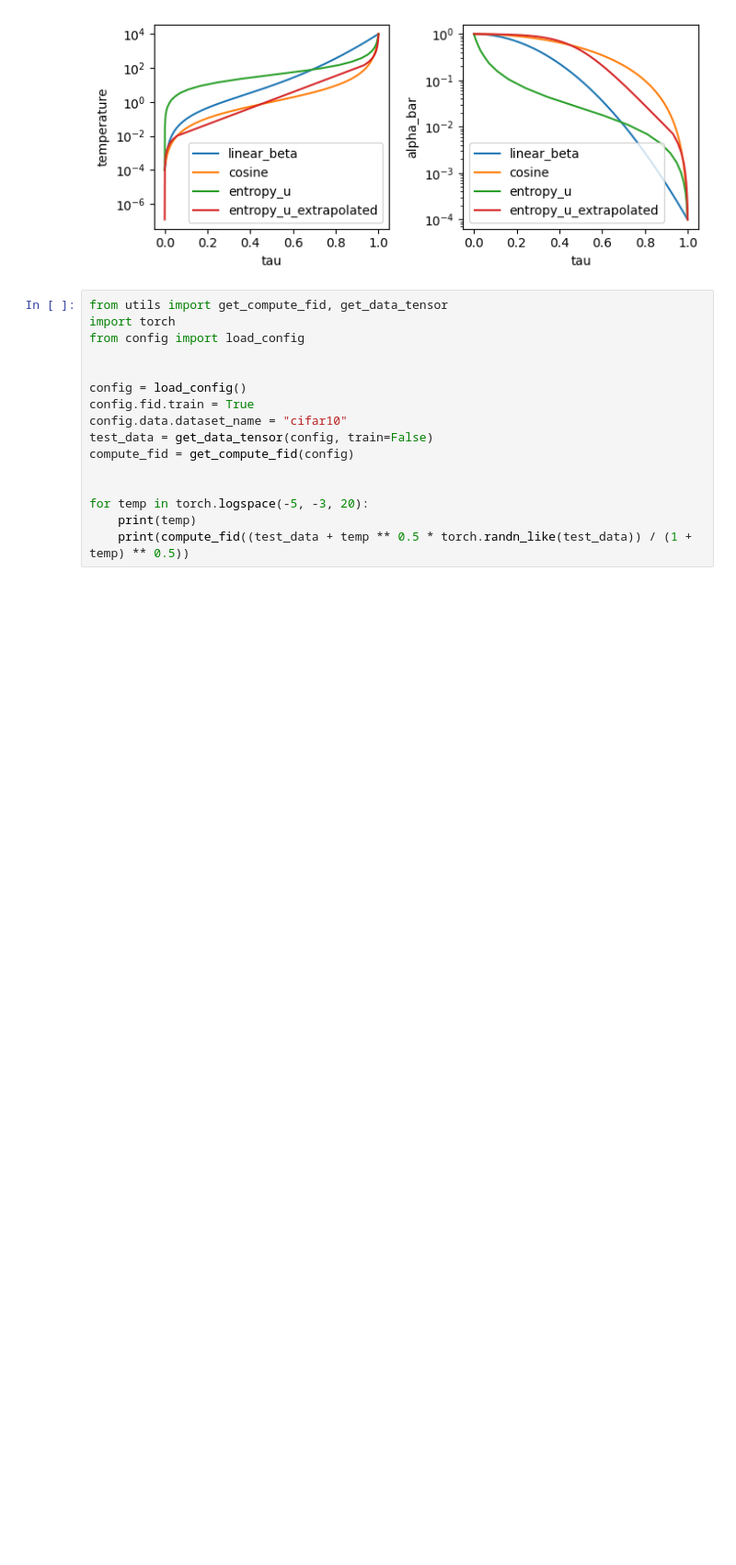
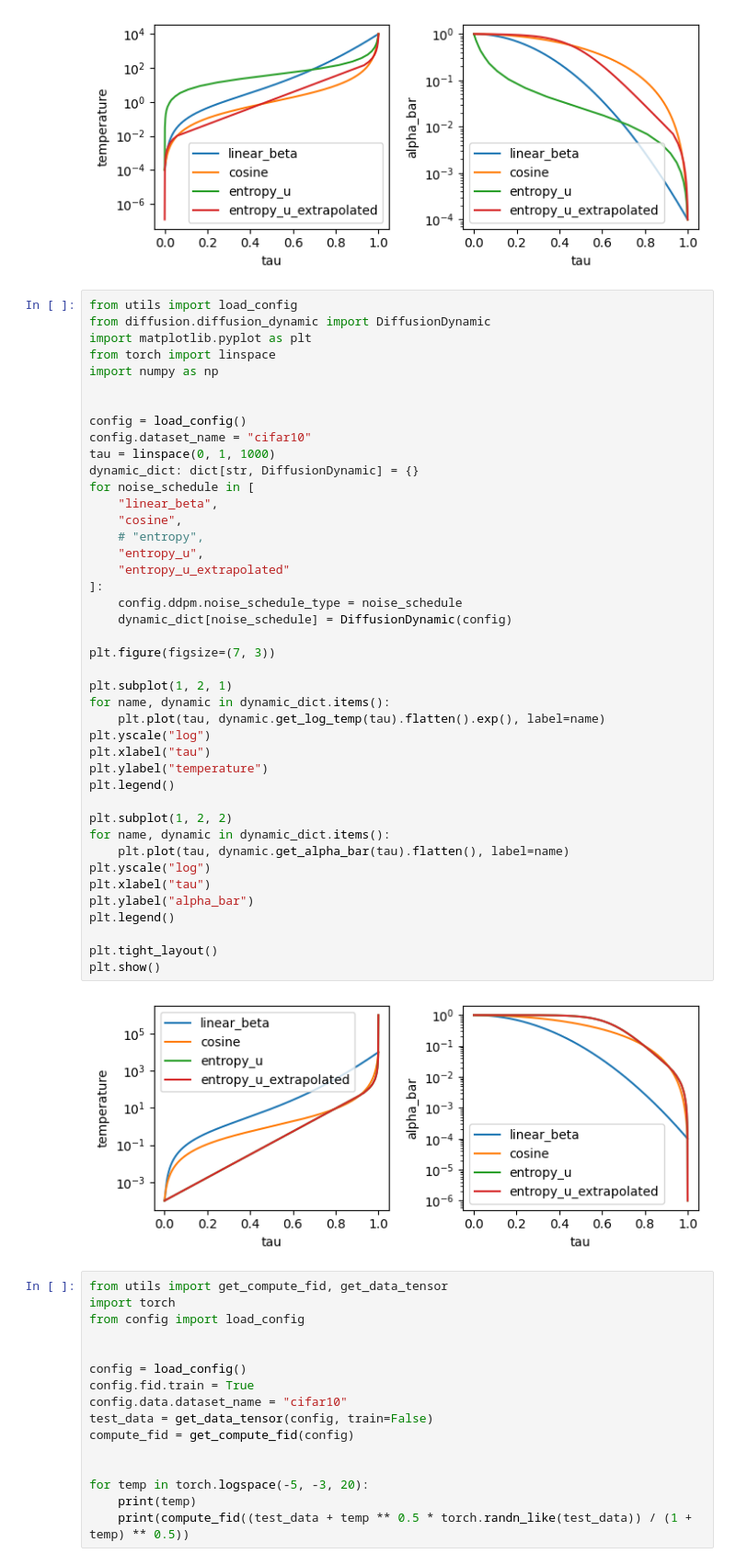
Before and after one commit to antoniibelyshev/physics-of-diffusion-models, a Jupyter notebook: compare_schedules.ipynb, the cells around one changed output. Shown at 92% size. Drawn from its saved outputs; the diff is of its cells as text; blank space fills up the shorter version.

```diff
--- a/compare_schedules.ipynb
+++ b/compare_schedules.ipynb
@@ -92,6 +92,50 @@ plt.tight_layout()
 plt.show()
 # %% [output]
 [figure]
+# %%
+from utils import load_config
+from diffusion.diffusion_dynamic import DiffusionDynamic
+import matplotlib.pyplot as plt
+from torch import linspace
+import numpy as np
+
+
+config = load_config()
+config.dataset_name = "cifar10"
+tau = linspace(0, 1, 1000)
+dynamic_dict: dict[str, DiffusionDynamic] = {}
+for noise_schedule in [
+    "linear_beta",
+    "cosine",
+    # "entropy",
+    "entropy_u",
+    "entropy_u_extrapolated"
+]:
+    config.ddpm.noise_schedule_type = noise_schedule
+    dynamic_dict[noise_schedule] = DiffusionDynamic(config)
+
+plt.figure(figsize=(7, 3))
+
+plt.subplot(1, 2, 1)
+for name, dynamic in dynamic_dict.items():
+    plt.plot(tau, dynamic.get_log_temp(tau).flatten().exp(), label=name)
+plt.yscale("log")
+plt.xlabel("tau")
+plt.ylabel("temperature")
+plt.legend()
+
+plt.subplot(1, 2, 2)
+for name, dynamic in dynamic_dict.items():
+    plt.plot(tau, dynamic.get_alpha_bar(tau).flatten(), label=name)
+plt.yscale("log")
+plt.xlabel("tau")
+plt.ylabel("alpha_bar")
+plt.legend()
+
+plt.tight_layout()
+plt.show()
+# %% [output]
+[figure, added]
 # %%
 from utils import get_compute_fid, get_data_tensor
 import torch
```
Also changed, not shown: 1 other file.
